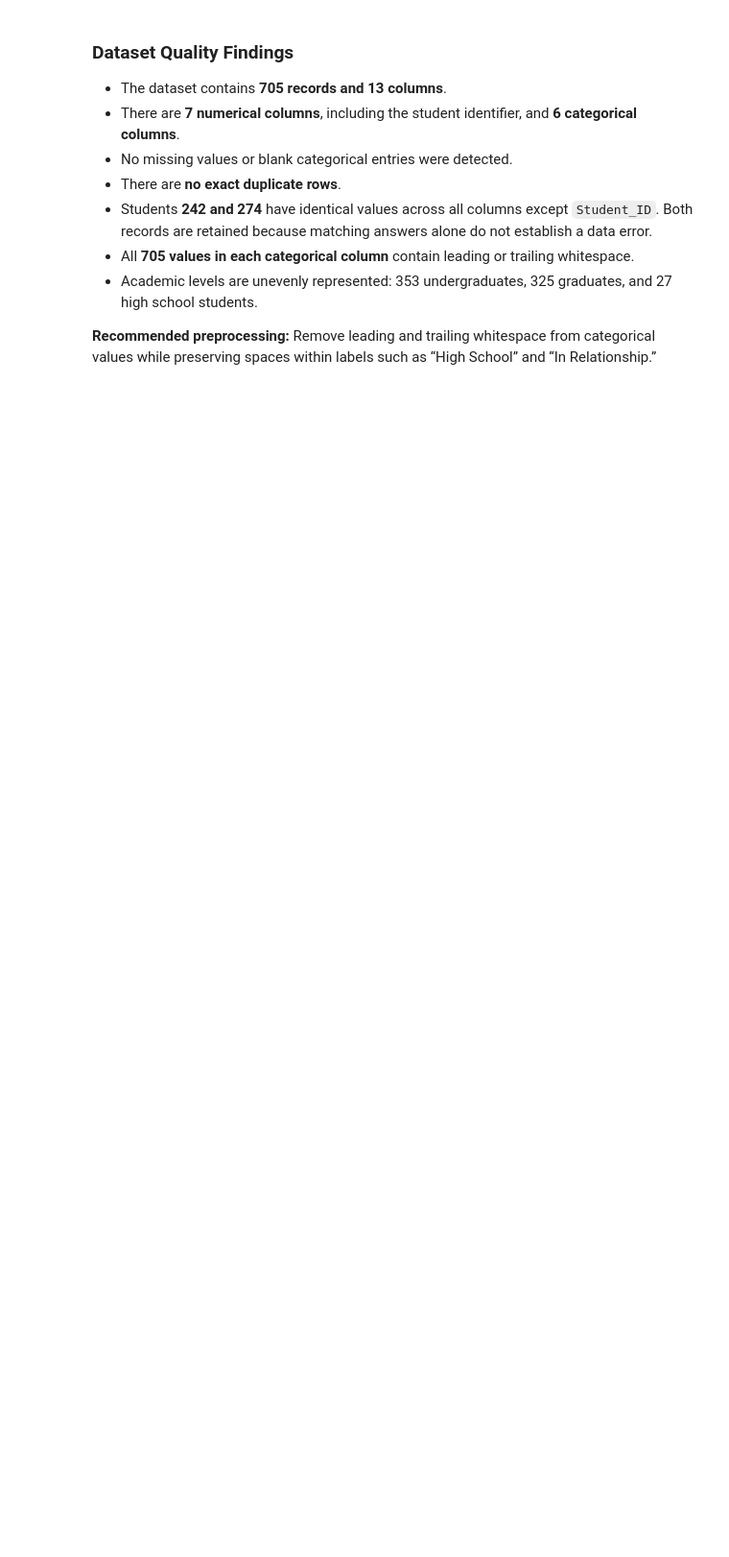
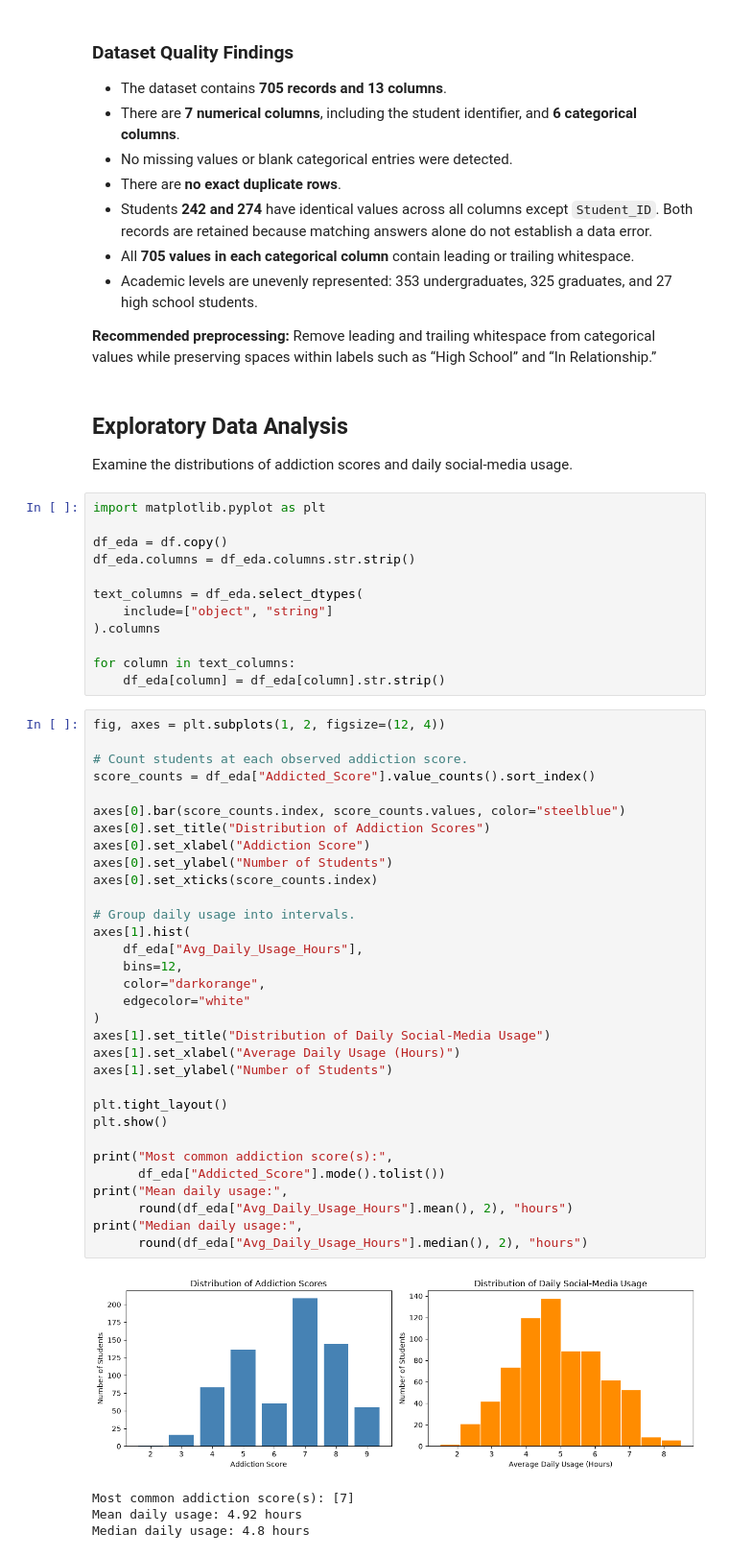
Before and after one commit to tanvirhasansikder/CSE445_ML_project, a Jupyter notebook: notebooks/01_data_inspection.ipynb, the cells around one changed output. Shown at 96% size. Saved outputs shown, nothing was run; the diff lists cells and outputs as text; blank space fills up the shorter version.

Commit message:
Add exploratory analysis and outlier findings

```diff
--- a/notebooks/01_data_inspection.ipynb
+++ b/notebooks/01_data_inspection.ipynb
@@ -231,3 +231,56 @@ Entries with surrounding spaces: 705
 - Academic levels are unevenly represented: 353 undergraduates, 325 graduates, and 27 high school students.
 
 **Recommended preprocessing:** Remove leading and trailing whitespace from categorical values while preserving spaces within labels such as “High School” and “In Relationship.”
+# %% [markdown]
+## Exploratory Data Analysis
+
+Examine the distributions of addiction scores and daily social-media usage.
+# %%
+import matplotlib.pyplot as plt
+
+df_eda = df.copy()
+df_eda.columns = df_eda.columns.str.strip()
+
+text_columns = df_eda.select_dtypes(
+    include=["object", "string"]
+).columns
+
+for column in text_columns:
+    df_eda[column] = df_eda[column].str.strip()
+# %%
+fig, axes = plt.subplots(1, 2, figsize=(12, 4))
+
+# Count students at each observed addiction score.
+score_counts = df_eda["Addicted_Score"].value_counts().sort_index()
+
+axes[0].bar(score_counts.index, score_counts.values, color="steelblue")
+axes[0].set_title("Distribution of Addiction Scores")
+axes[0].set_xlabel("Addiction Score")
+axes[0].set_ylabel("Number of Students")
+axes[0].set_xticks(score_counts.index)
+
+# Group daily usage into intervals.
+axes[1].hist(
+    df_eda["Avg_Daily_Usage_Hours"],
+    bins=12,
+    color="darkorange",
+    edgecolor="white"
+)
+axes[1].set_title("Distribution of Daily Social-Media Usage")
+axes[1].set_xlabel("Average Daily Usage (Hours)")
+axes[1].set_ylabel("Number of Students")
+
+plt.tight_layout()
+plt.show()
+
+print("Most common addiction score(s):",
+      df_eda["Addicted_Score"].mode().tolist())
+print("Mean daily usage:",
+      round(df_eda["Avg_Daily_Usage_Hours"].mean(), 2), "hours")
+print("Median daily usage:",
+      round(df_eda["Avg_Daily_Usage_Hours"].median(), 2), "hours")
+# %% [output]
+[figure, added]
+Most common addiction score(s): [7]
+Mean daily usage: 4.92 hours
+Median daily usage: 4.8 hours
```
Also changed, not shown: parts of 10 cells of this notebook.
